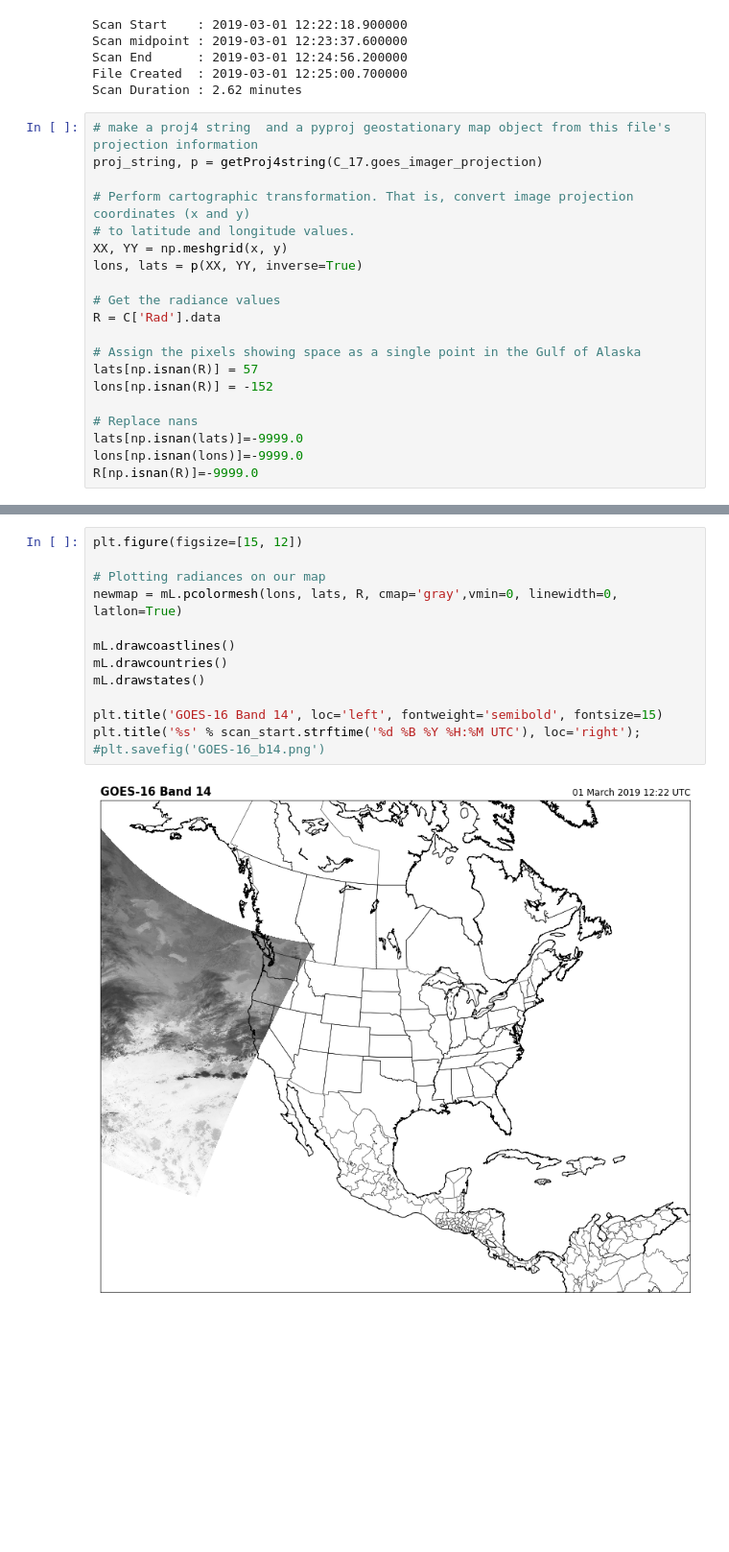
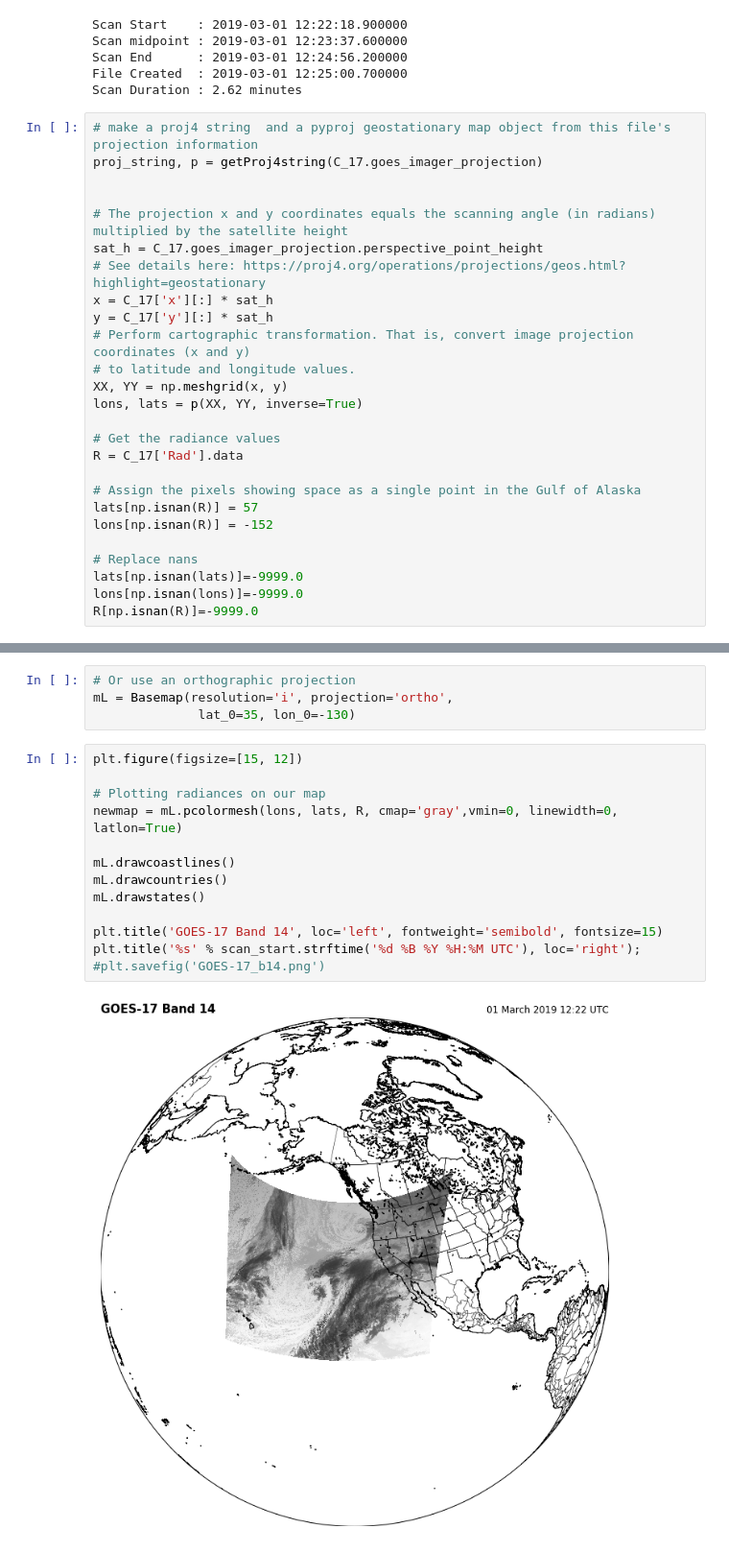
Before and after one commit to spestana/goes-ortho, a Jupyter notebook: goes-aws.ipynb, the cells around one changed output, grey strips where cells are left out. Shown at 96% size. Saved outputs shown, nothing was run; the diff lists cells and outputs as text; blank space fills up the shorter version.

Commit message:
Adding goes-17 plots

```diff
--- a/goes-aws.ipynb
+++ b/goes-aws.ipynb
@@ -257,13 +243,19 @@ Scan Duration : 2.62 minutes
 # make a proj4 string  and a pyproj geostationary map object from this file's projection information
 proj_string, p = getProj4string(C_17.goes_imager_projection)
 
+
+# The projection x and y coordinates equals the scanning angle (in radians) multiplied by the satellite height
+sat_h = C_17.goes_imager_projection.perspective_point_height
+# See details here: https://proj4.org/operations/projections/geos.html?highlight=geostationary
+x = C_17['x'][:] * sat_h
+y = C_17['y'][:] * sat_h
 # Perform cartographic transformation. That is, convert image projection coordinates (x and y)
 # to latitude and longitude values.
 XX, YY = np.meshgrid(x, y)
 lons, lats = p(XX, YY, inverse=True)
 
 # Get the radiance values
-R = C['Rad'].data
+R = C_17['Rad'].data
 
 # Assign the pixels showing space as a single point in the Gulf of Alaska
 lats[np.isnan(R)] = 57
@@ -282,15 +268,19 @@ mL = Basemap(resolution='i', projection='lcc', area_thresh=5000, \
+# %%
+# Or use an orthographic projection
+mL = Basemap(resolution='i', projection='ortho',
+              lat_0=35, lon_0=-130)
 # %%
 plt.figure(figsize=[15, 12])
 
 # Plotting radiances on our map
 newmap = mL.pcolormesh(lons, lats, R, cmap='gray',vmin=0, linewidth=0, latlon=True)
 
 mL.drawcoastlines()
 mL.drawcountries()
 mL.drawstates()
 
-plt.title('GOES-16 Band 14', loc='left', fontweight='semibold', fontsize=15)
+plt.title('GOES-17 Band 14', loc='left', fontweight='semibold', fontsize=15)
 plt.title('%s' % scan_start.strftime('%d %B %Y %H:%M UTC'), loc='right');
-#plt.savefig('GOES-16_b14.png')
+#plt.savefig('GOES-17_b14.png')
 # %% [output]
-[figure, old version]
+[figure, new version]
```
Also changed, not shown: parts of 14 cells of this notebook.
